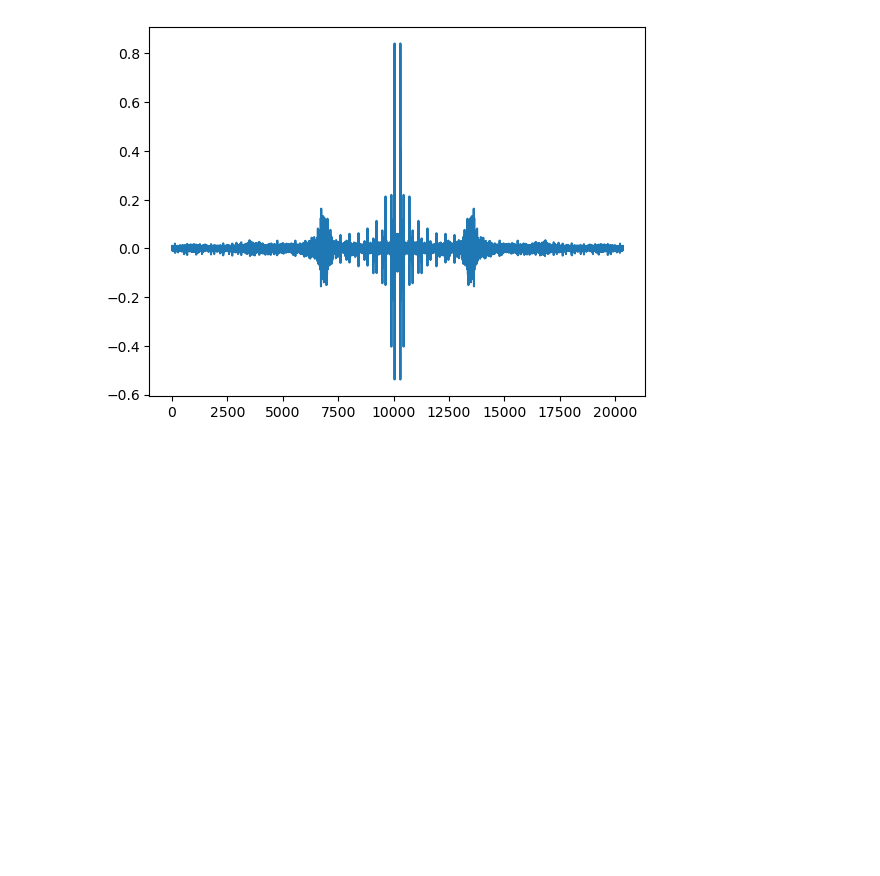
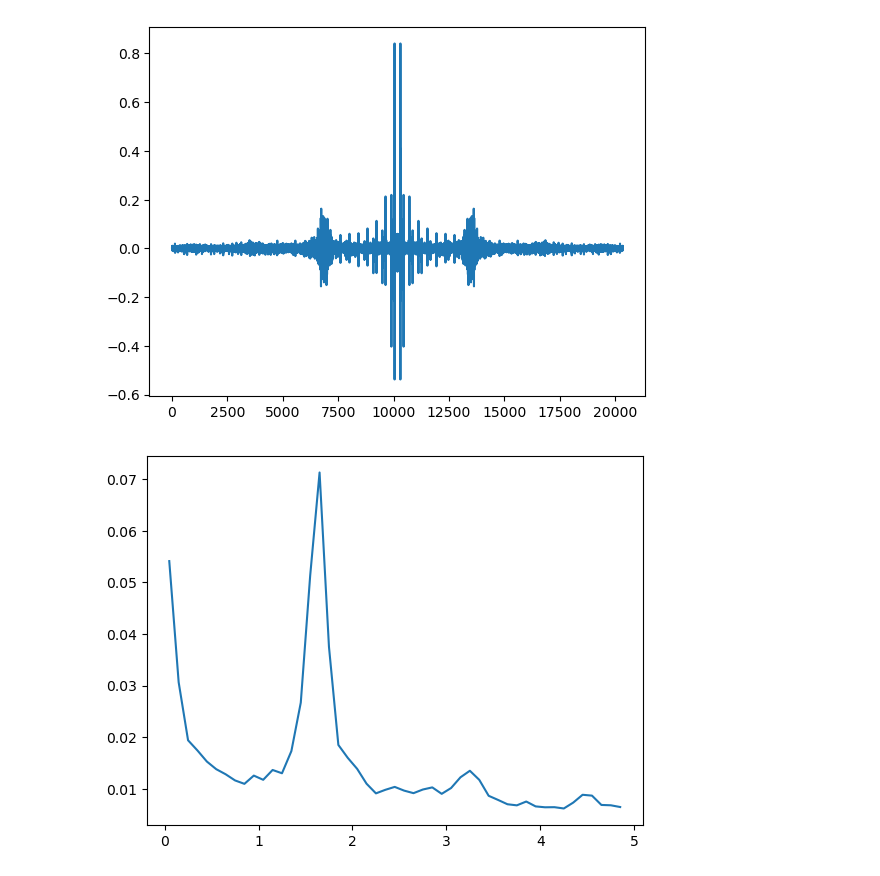
Before and after one commit to darbymccauley/cryo_fts, a Jupyter notebook: notebooks/test_functionality.ipynb, the cells around one changed output. Drawn from its saved outputs; the diff is of its cells as text; code cells hidden in the pictures; blank space fills up the shorter version.

```diff
--- a/notebooks/test_functionality.ipynb
+++ b/notebooks/test_functionality.ipynb
@@ -134,3 +134,23 @@ plt.plot(np.fft.fftshift(np.fft.fft(R - np.mean(R), len(R))))
 plt.show()
 # %% [output]
 [figure]
+# %%
+fs = 1 / 0.1
+N = len(R)
+fft = np.fft.fft(R - np.mean(R))
+freqs = np.fft.fftfreq(N, d = 0.1)
+pos_freqs = freqs[freqs >= 0]
+pos_fft = np.abs(fft[freqs >= 0])
+
+bins = np.arange(0, fs/2, 0.1)
+bin_freqs = 0.5*(bins[:-1] + bins[1:])
+bin_fft = np.ones(len(bins)-1)
+
+for i in range(len(bins)-1):
+    bin_mask = (pos_freqs >= bins[i]) & (pos_freqs < bins[i+1])
+    bin_fft[i] = np.mean(pos_fft[bin_mask])
+
+plt.plot(bin_freqs, bin_fft)
+plt.show()
+# %% [output]
+[figure, added]
```
Also changed, not shown: 1 other file.
